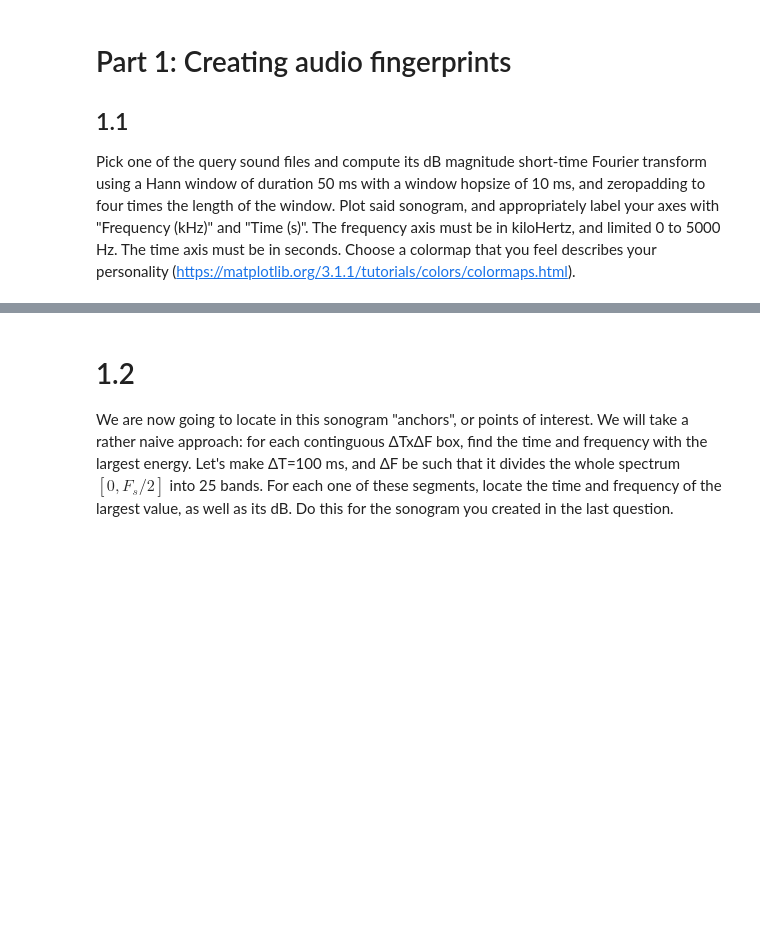
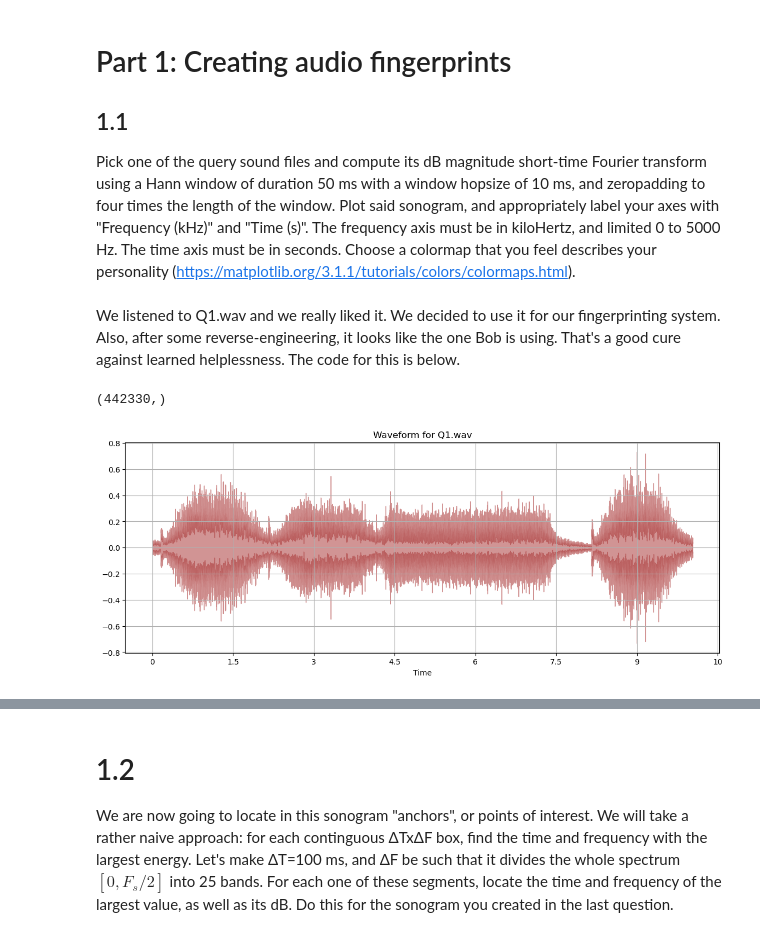
Before and after one commit to LinusOstlund/DT2470, a Jupyter notebook: labs/lab-4-information-retreival/DT2470_lab04-1.ipynb, the cells around one changed output, grey strips where cells are left out. Cells and saved outputs as stored; diff of their text form; code cells hidden in the pictures; blank space fills up the shorter version.

```diff
--- a/labs/lab-4-information-retreival/DT2470_lab04-1.ipynb
+++ b/labs/lab-4-information-retreival/DT2470_lab04-1.ipynb
@@ -24,0 +23,25 @@ Pick one of the query sound files and compute its dB magnitude short-time Fourie
+# %%
+# path to queries
+path_to_queries = '../../data/queries/'
+# %% [markdown]
+We listened to Q1.wav and we really liked it. We decided to use it for our fingerprinting system. Also, after some reverse-engineering, it looks like the one Bob is using. That's a good cure against learned helplessness. The code for this is below.
+# %%
+import librosa
+
+# load Q1.wav
+y, sr = librosa.load(path_to_queries + 'Q1.wav', sr=None)
+# %%
+import matplotlib.pyplot as plt
+import librosa.display
+
+# plot the waveform
+plt.figure(figsize=(14, 5))
+plt.grid()
+librosa.display.waveshow(y, sr=sr, alpha=0.5, color='brown')
+plt.title('Waveform for Q1.wav')
+
+# Use this cool method 'shape' on sound 'y' to get the number of samples
+y.shape
+# %% [output]
+(442330,)
+[figure, added]
```
Also changed, not shown: parts of 18 cells of this notebook, 2 other files.
